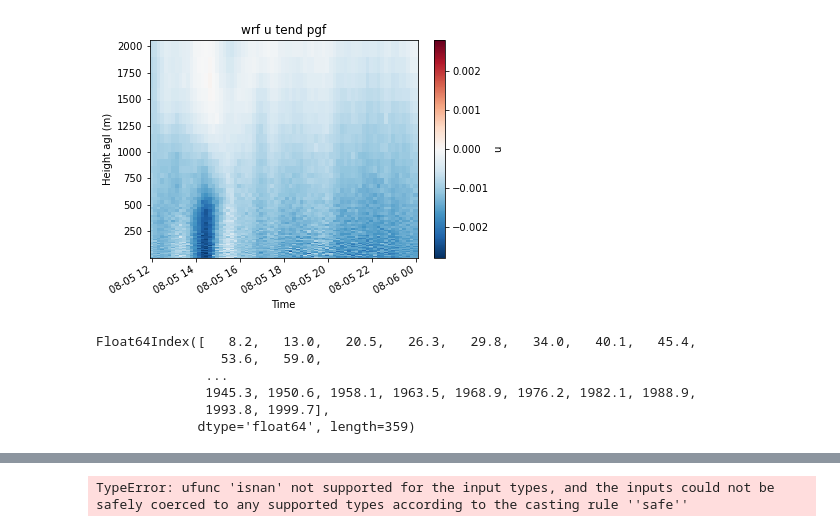
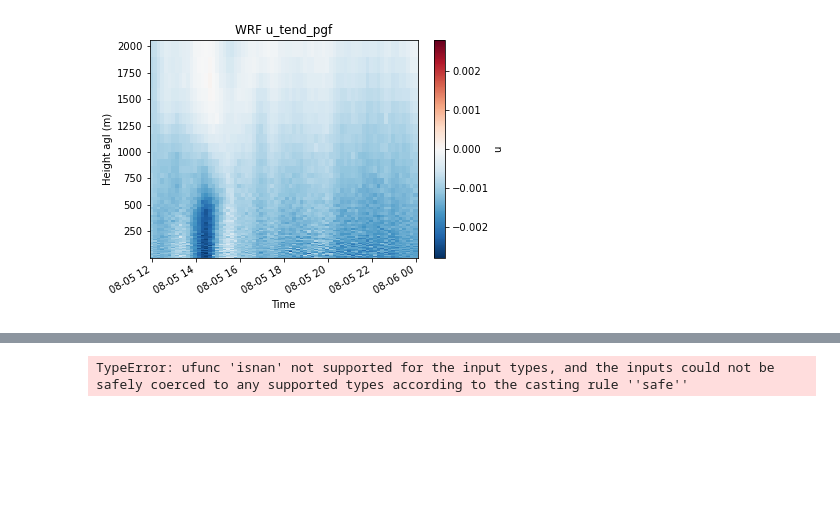
Before and after one commit to joejoeyjoseph/mmc-pnnl-j3, a Jupyter notebook: sgp/eagle/02b_auxout_lasso_lsforcing_comparison.ipynb, the cells around one changed output, grey strips where cells are left out. Drawn from its saved outputs; the diff is of its cells as text; code cells hidden in the pictures; blank space fills up the shorter version.

Commit message:
improve heatmaps

```diff
--- a/sgp/eagle/02b_auxout_lasso_lsforcing_comparison.ipynb
+++ b/sgp/eagle/02b_auxout_lasso_lsforcing_comparison.ipynb
@@ -92,14 +93,14 @@ ds_all = ds_all.sortby('Time')
 # %%
 ds_below2km = ds_all.where(ds_all['Height'] < 2000, drop=True)
 
 ds_below2km.u.plot(x='Time', y='Height')
 
 plt.ylabel('Height agl (m)')
-plt.title('wrf u tend pgf')
+plt.title('WRF u_tend_pgf')
 
 plt.show()
 # %% [output]
-[figure, old version]
+[figure, new version]
 # %%
 lasso_file = '/projects/mmcpnnl/jlee/lasso/0805/0805-3/config/input_sounding'
 
@@ -146,9 +134,0 @@ for col in lasso_plot_df.columns:
-# %%
-lasso_plot_df.columns
-# %% [output]
-Float64Index([   8.2,   13.0,   20.5,   26.3,   29.8,   34.0,   40.1,   45.4,
-                53.6,   59.0,
-              ...
-              1945.3, 1950.6, 1958.1, 1963.5, 1968.9, 1976.2, 1982.1, 1988.9,
-              1993.8, 1999.7],
-             dtype='float64', length=359)
```
Also changed, not shown: parts of 10 cells of this notebook.
